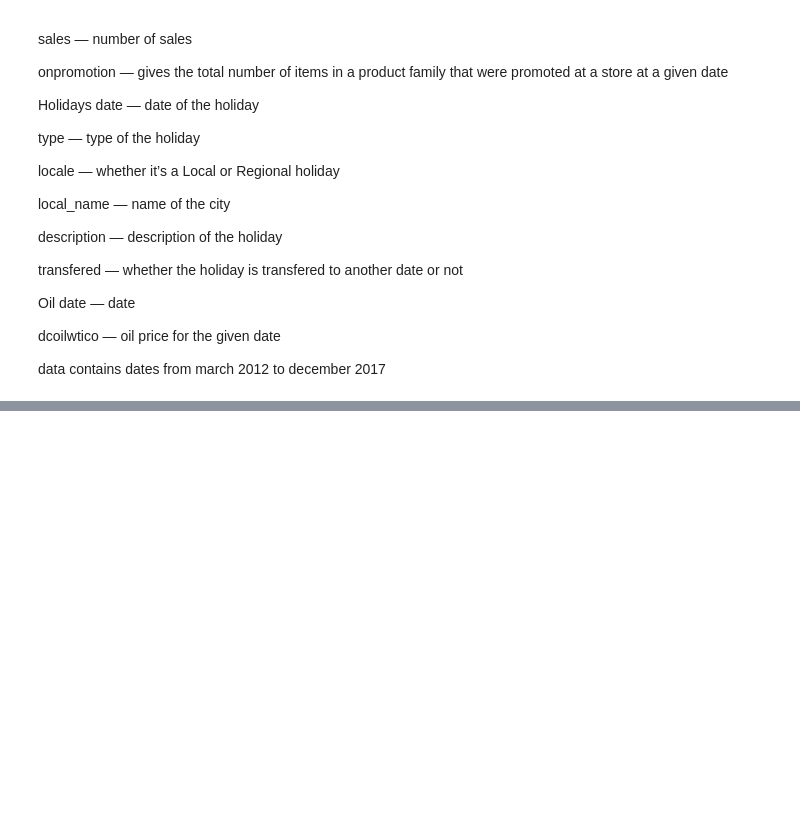
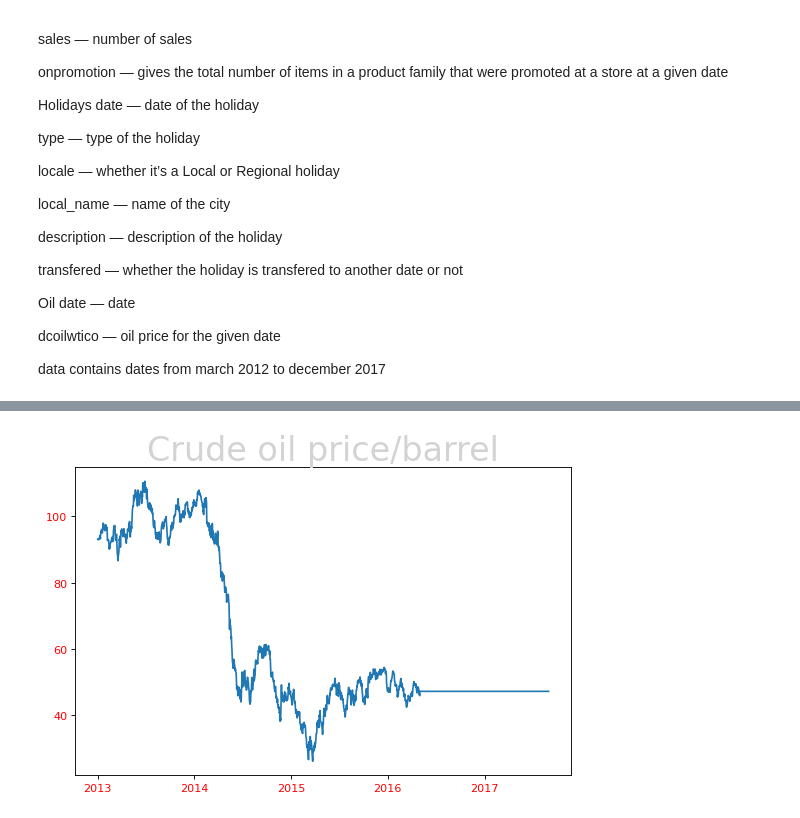
Before and after one commit to rahilmuhammedck/data-analytics-case-study, a Jupyter notebook: Sales Prediction (EDA)/Sales prediction (for Time Series).ipynb, the cells around one changed output, grey strips where cells are left out. Drawn from its saved outputs; the diff is of its cells as text; code cells hidden in the pictures; blank space fills up the shorter version.

```diff
--- a/Sales Prediction (EDA)/Sales prediction (for Time Series).ipynb
+++ b/Sales Prediction (EDA)/Sales prediction (for Time Series).ipynb
@@ -84,0 +90,9 @@ NameError: name 'train_data' is not defined
+# %%
+train_data_start = train_data['date'].min()
+train_data_end = train_data['date'].max()
+
+date_range = pd.date_range(start=train_data_start, end=train_data_end)
+dates_missing = date_range.difference(train_data['date'])
+
+print("Missing dates:")
+print(dates_missing)
@@ -84,0 +108,13 @@ NameError: name 'train_data' is not defined
+# %%
+#repeating it to the test data
+test_data_start = test_data['date'].min()
+test_data_end = test_data['date'].max()
+
+missing_dates = pd.date_range(test_data_start, test_data_end).difference(test_data['date'].unique())
+missing_dates_test = missing_dates.strftime("%Y-%m-%d").tolist()
+print("Missing dates:")
+print(missing_dates_test)
+
+#additional columns for future seperation
+test_data['test'] = 1
+train_data['test'] = 0
@@ -84,0 +136,25 @@ NameError: name 'train_data' is not defined
+# %%
+# Create a date range from the start of training data to the end of test data
+date_range = pd.date_range(train_data_start, test_data_end)
+
+# Create a DataFrame with the date range
+date_df = pd.DataFrame({'date': date_range})
+
+# Merge the date_df with oil data using an outer join
+oil = pd.concat([date_df,oil.drop('date',axis=1)],axis = 1)
+
+# Sort the DataFrame by date and reset the index
+oil = oil.sort_values('date', ignore_index=True)
+
+
+# fill missing values using linear interpolation
+oil.dcoilwtico = oil.dcoilwtico.interpolate(method="linear", limit_direction="both")
+# %%
+plt.figure(figsize=(8,5), dpi= 80)
+plt.plot('date', 'dcoilwtico', data=oil, color='tab:blue')
+plt.title('Crude oil price/barrel', fontsize=30, color ='lightgrey' )
+plt.xticks(color='red')
+plt.yticks(color='red')
+plt.show()
+# %% [output]
+[figure, added]
```
Also changed, not shown: parts of 20 cells of this notebook.
